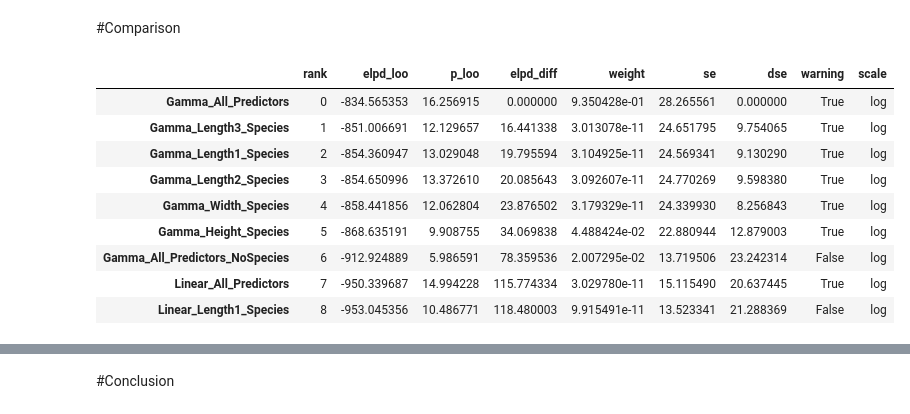
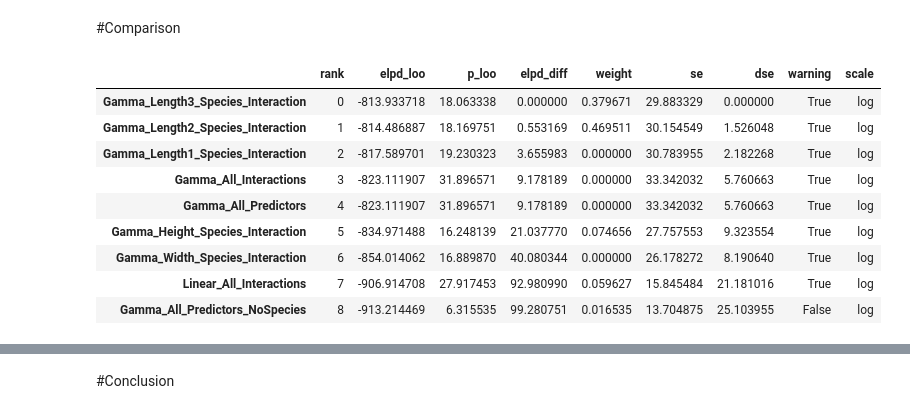
Before and after one commit to LuciusMelillo09/DataScience, a Jupyter notebook: Unit6/Luci_MeliUnit6Project.ipynb, the cells around one changed output, grey strips where cells are left out. Cells and saved outputs as stored; diff of their text form; code cells hidden in the pictures.

```diff
--- a/Unit6/Luci_MeliUnit6Project.ipynb
+++ b/Unit6/Luci_MeliUnit6Project.ipynb
@@ -146,7 +167,7 @@ ax[0].legend(title='Species')
 <matplotlib.legend.Legend at 0x...>
 [figure]
 # %%
-model5 = bmb.Model("Weight ~ Width + Species", data=data2_filtered, family='gamma', link='log')
+model5 = bmb.Model("Weight ~ Width * Species", data=data2_filtered, family='gamma', link='log')
 idata5 = model5.fit(idata_kwargs={'log_likelihood': True})
 # %%
 fig, ax = bmb.interpret.plot_predictions(model5, idata5, ["Width","Species"], fig_kwargs={"figsize":(11, 4)}, sample_new_groups=True)
@@ -162,7 +183,7 @@ ax[0].legend(title='Species')
 <matplotlib.legend.Legend at 0x...>
 [figure]
 # %%
-model6 = bmb.Model("Weight ~ Height + Species", data=data2_filtered, family='gamma', link='log')
+model6 = bmb.Model("Weight ~ Height * Species", data=data2_filtered, family='gamma', link='log')
 idata6 = model6.fit(idata_kwargs={'log_likelihood': True})
 # %%
 fig, ax = bmb.interpret.plot_predictions(model6, idata6, ["Height","Species"], fig_kwargs={"figsize":(11, 4)}, sample_new_groups=True)
@@ -178,7 +199,7 @@ ax[0].legend(title='Species')
 <matplotlib.legend.Legend at 0x...>
 [figure]
 # %%
-model7 = bmb.Model("Weight ~ Length2 + Species", data=data2_filtered, family='gamma', link='log')
+model7 = bmb.Model("Weight ~ Length2 * Species", data=data2_filtered, family='gamma', link='log')
 idata7 = model7.fit(idata_kwargs={'log_likelihood': True})
 # %%
 fig, ax = bmb.interpret.plot_predictions(model7, idata7, ["Length2","Species"], fig_kwargs={"figsize":(11, 4)}, sample_new_groups=True)
@@ -194,7 +215,7 @@ ax[0].legend(title='Species')
 <matplotlib.legend.Legend at 0x...>
 [figure]
 # %%
-model8 = bmb.Model("Weight ~ Length3 + Species", data=data2_filtered, family='gamma', link='log')
+model8 = bmb.Model("Weight ~ Length3 * Species", data=data2_filtered, family='gamma', link='log')
 idata8 = model8.fit(idata_kwargs={'log_likelihood': True})
 # %%
 fig, ax = bmb.interpret.plot_predictions(model8, idata8, ["Length3","Species"], fig_kwargs={"figsize":(11, 4)}, sample_new_groups=True)
@@ -213,30 +234,29 @@ ax[0].legend(title='Species')
 #Comparison
 # %%
 model_dict = {
-    "Linear_All_Predictors": idata,
-    "Linear_Length1_Species": idata2,
-    "Gamma_All_Predictors": idata3,
+    "Linear_All_Interactions": idata_linear_all_int,
+    "Gamma_All_Predictors": idata_gamma_all_int,
     "Gamma_All_Predictors_NoSpecies": idata0,
-    "Gamma_Length1_Species": idata4,
-    "Gamma_Width_Species": idata5,
-    "Gamma_Height_Species": idata6,
-    "Gamma_Length2_Species": idata7,
-    "Gamma_Length3_Species": idata8,
-
+    "Gamma_Length1_Species_Interaction": idata4,
+    "Gamma_Width_Species_Interaction": idata5,
+    "Gamma_Height_Species_Interaction": idata6,
+    "Gamma_Length2_Species_Interaction": idata7,
+    "Gamma_Length3_Species_Interaction": idata8,
+    "Gamma_All_Interactions": idata_gamma_all_int
 }
 cmp_df_bmb = az.compare(model_dict)
 cmp_df_bmb
 # %% [output]
 |  | rank | elpd_loo | p_loo | elpd_diff | weight | se | dse | warning | scale |
-| Gamma_All_Predictors | 0 | -834.565353 | 16.256915 | 0.000000 | 9.350428e-01 | 28.265561 | 0.000000 | True | log |
-| Gamma_Length3_Species | 1 | -851.006691 | 12.129657 | 16.441338 | 3.013078e-11 | 24.651795 | 9.754065 | True | log |
-| Gamma_Length1_Species | 2 | -854.360947 | 13.029048 | 19.795594 | 3.104925e-11 | 24.569341 | 9.130290 | True | log |
-| Gamma_Length2_Species | 3 | -854.650996 | 13.372610 | 20.085643 | 3.092607e-11 | 24.770269 | 9.598380 | True | log |
-| Gamma_Width_Species | 4 | -858.441856 | 12.062804 | 23.876502 | 3.179329e-11 | 24.339930 | 8.256843 | True | log |
-| Gamma_Height_Species | 5 | -868.635191 | 9.908755 | 34.069838 | 4.488424e-02 | 22.880944 | 12.879003 | True | log |
-| Gamma_All_Predictors_NoSpecies | 6 | -912.924889 | 5.986591 | 78.359536 | 2.007295e-02 | 13.719506 | 23.242314 | False | log |
-| Linear_All_Predictors | 7 | -950.339687 | 14.994228 | 115.774334 | 3.029780e-11 | 15.115490 | 20.637445 | True | log |
-| Linear_Length1_Species | 8 | -953.045356 | 10.486771 | 118.480003 | 9.915491e-11 | 13.523341 | 21.288369 | False | log |
+| Gamma_Length3_Species_Interaction | 0 | -813.933718 | 18.063338 | 0.000000 | 0.379671 | 29.883329 | 0.000000 | True | log |
+| Gamma_Length2_Species_Interaction | 1 | -814.486887 | 18.169751 | 0.553169 | 0.469511 | 30.154549 | 1.526048 | True | log |
+| Gamma_Length1_Species_Interaction | 2 | -817.589701 | 19.230323 | 3.655983 | 0.000000 | 30.783955 | 2.182268 | True | log |
+| Gamma_All_Interactions | 3 | -823.111907 | 31.896571 | 9.178189 | 0.000000 | 33.342032 | 5.760663 | True | log |
+| Gamma_All_Predictors | 4 | -823.111907 | 31.896571 | 9.178189 | 0.000000 | 33.342032 | 5.760663 | True | log |
+| Gamma_Height_Species_Interaction | 5 | -834.971488 | 16.248139 | 21.037770 | 0.074656 | 27.757553 | 9.323554 | True | log |
+| Gamma_Width_Species_Interaction | 6 | -854.014062 | 16.889870 | 40.080344 | 0.000000 | 26.178272 | 8.190640 | True | log |
+| Linear_All_Interactions | 7 | -906.914708 | 27.917453 | 92.980990 | 0.059627 | 15.845484 | 21.181016 | True | log |
+| Gamma_All_Predictors_NoSpecies | 8 | -913.214469 | 6.315535 | 99.280751 | 0.016535 | 13.704875 | 25.103955 | False | log |
 # %%
 az.plot_compare(cmp_df_bmb)
 # %% [output]
```
Also changed, not shown: parts of 13 cells of this notebook.
